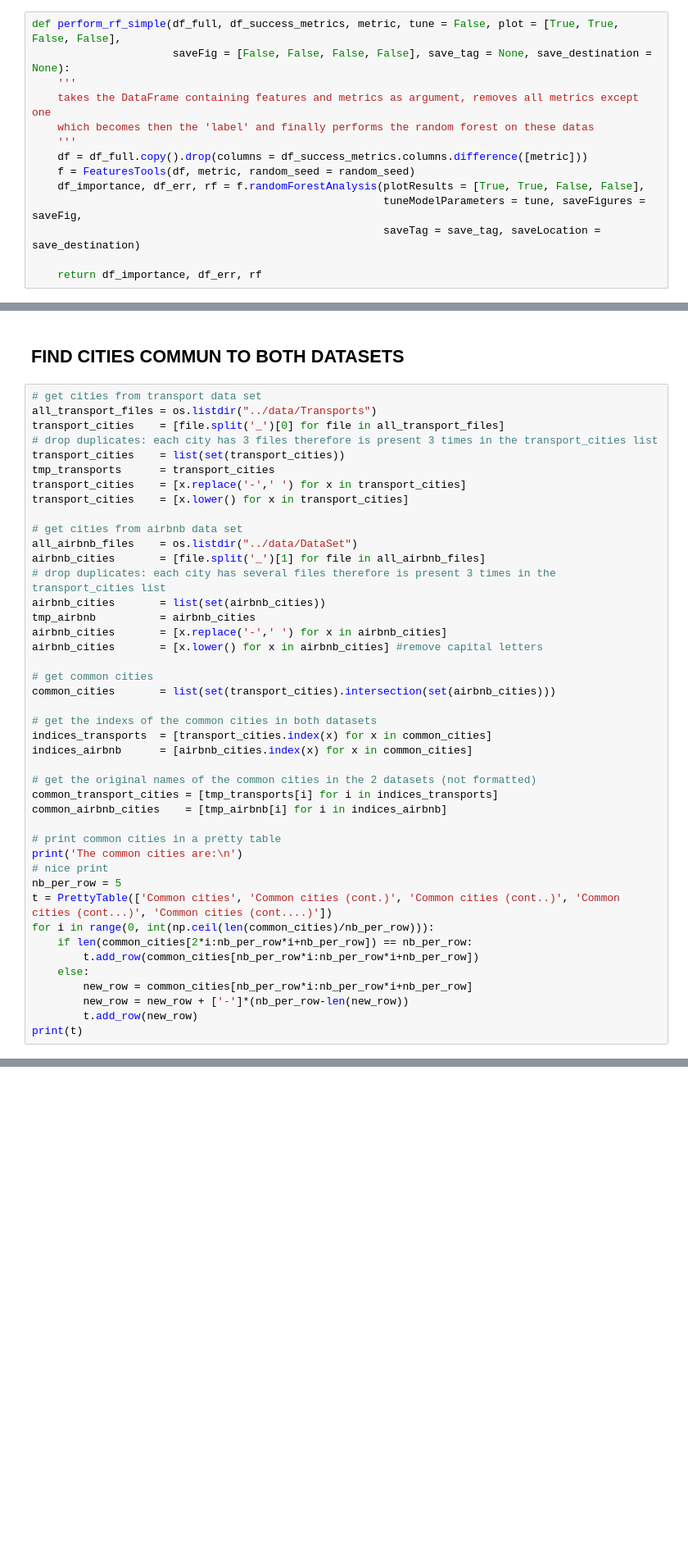
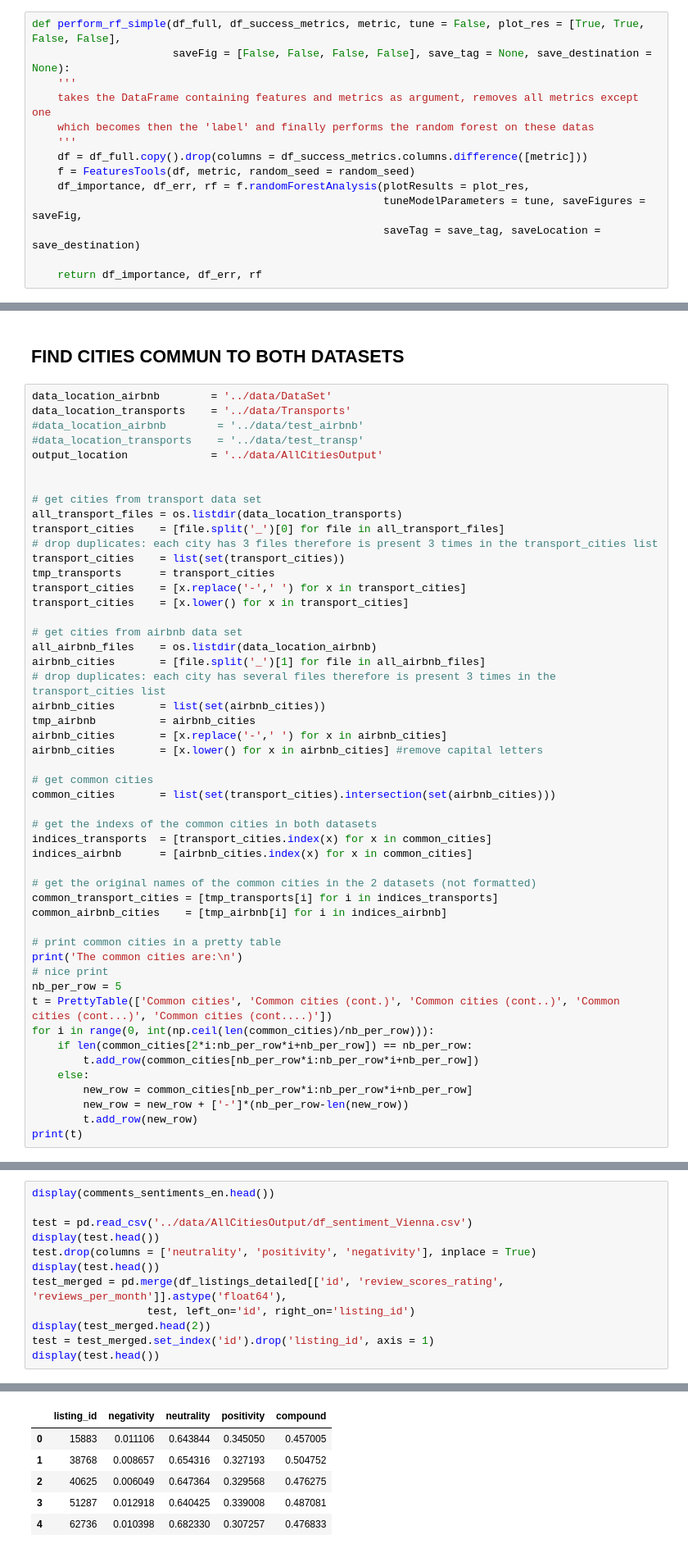
Before and after one commit to vonalven/airbnb_ada_project, a Jupyter notebook: 12.10.main.ipynb, the cells around one changed output, grey strips where cells are left out. Shown at 82% size. Cells and saved outputs as stored; diff of their text form; blank space fills up the shorter version.

```diff
--- a/12.10.main.ipynb
+++ b/12.10.main.ipynb
@@ -748,7 +749,7 @@ random_seed = 1
 import importlib
 import feature_tools
 # %%
-def perform_rf_simple(df_full, df_success_metrics, metric, tune = False, plot = [True, True, False, False],
+def perform_rf_simple(df_full, df_success_metrics, metric, tune = False, plot_res = [True, True, False, False],
                       saveFig = [False, False, False, False], save_tag = None, save_destination = None):
     '''
     takes the DataFrame containing features and metrics as argument, removes all metrics except one
@@ -756,7 +757,7 @@ def perform_rf_simple(df_full, df_success_metrics, metric, tune = False, plot =
     '''
     df = df_full.copy().drop(columns = df_success_metrics.columns.difference([metric]))
     f = FeaturesTools(df, metric, random_seed = random_seed)
-    df_importance, df_err, rf = f.randomForestAnalysis(plotResults = [True, True, False, False],
+    df_importance, df_err, rf = f.randomForestAnalysis(plotResults = plot_res,
                                                        tuneModelParameters = tune, saveFigures = saveFig,
                                                        saveTag = save_tag, saveLocation = save_destination)
 
@@ -1421,8 +1422,15 @@ We can launch now the same analysis for all the city. We select only cities for
 # %% [markdown]
 ## FIND CITIES COMMUN TO BOTH DATASETS
 # %%
+data_location_airbnb        = '../data/DataSet'
+data_location_transports    = '../data/Transports'
+#data_location_airbnb        = '../data/test_airbnb'
+#data_location_transports    = '../data/test_transp'
+output_location             = '../data/AllCitiesOutput'
+
+
 # get cities from transport data set
-all_transport_files = os.listdir("../data/Transports")
+all_transport_files = os.listdir(data_location_transports)
 transport_cities    = [file.split('_')[0] for file in all_transport_files]
 # drop duplicates: each city has 3 files therefore is present 3 times in the transport_cities list
 transport_cities    = list(set(transport_cities))
@@ -1431,7 +1439,7 @@ transport_cities    = [x.replace('-',' ') for x in transport_cities]
 transport_cities    = [x.lower() for x in transport_cities]
 
 # get cities from airbnb data set
-all_airbnb_files    = os.listdir("../data/DataSet")
+all_airbnb_files    = os.listdir(data_location_airbnb)
 airbnb_cities       = [file.split('_')[1] for file in all_airbnb_files]
 # drop duplicates: each city has several files therefore is present 3 times in the transport_cities list
 airbnb_cities       = list(set(airbnb_cities))
@@ -1572,0 +1589,13 @@ for listing_file, comment_file, transport_file in zip(files_listings, files_comm
+# %%
+display(comments_sentiments_en.head())
+
+test = pd.read_csv('../data/AllCitiesOutput/df_sentiment_Vienna.csv')
+display(test.head())
+test.drop(columns = ['neutrality', 'positivity', 'negativity'], inplace = True)
+display(test.head())
+test_merged = pd.merge(df_listings_detailed[['id', 'review_scores_rating', 'reviews_per_month']].astype('float64'),
+                  test, left_on='id', right_on='listing_id')
+display(test_merged.head(2))
+test = test_merged.set_index('id').drop('listing_id', axis = 1)
+display(test.head())
+# %% [output]
@@ -1572,0 +1609,6 @@ for listing_file, comment_file, transport_file in zip(files_listings, files_comm
+|  | listing_id | negativity | neutrality | positivity | compound |
+| 0 | 15883 | 0.011106 | 0.643844 | 0.345050 | 0.457005 |
+| 1 | 38768 | 0.008657 | 0.654316 | 0.327193 | 0.504752 |
+| 2 | 40625 | 0.006049 | 0.647364 | 0.329568 | 0.476275 |
+| 3 | 51287 | 0.012918 | 0.640425 | 0.339008 | 0.487081 |
+| 4 | 62736 | 0.010398 | 0.682330 | 0.307257 | 0.476833 |
```
Also changed, not shown: parts of 4 cells of this notebook, 4 other files.
